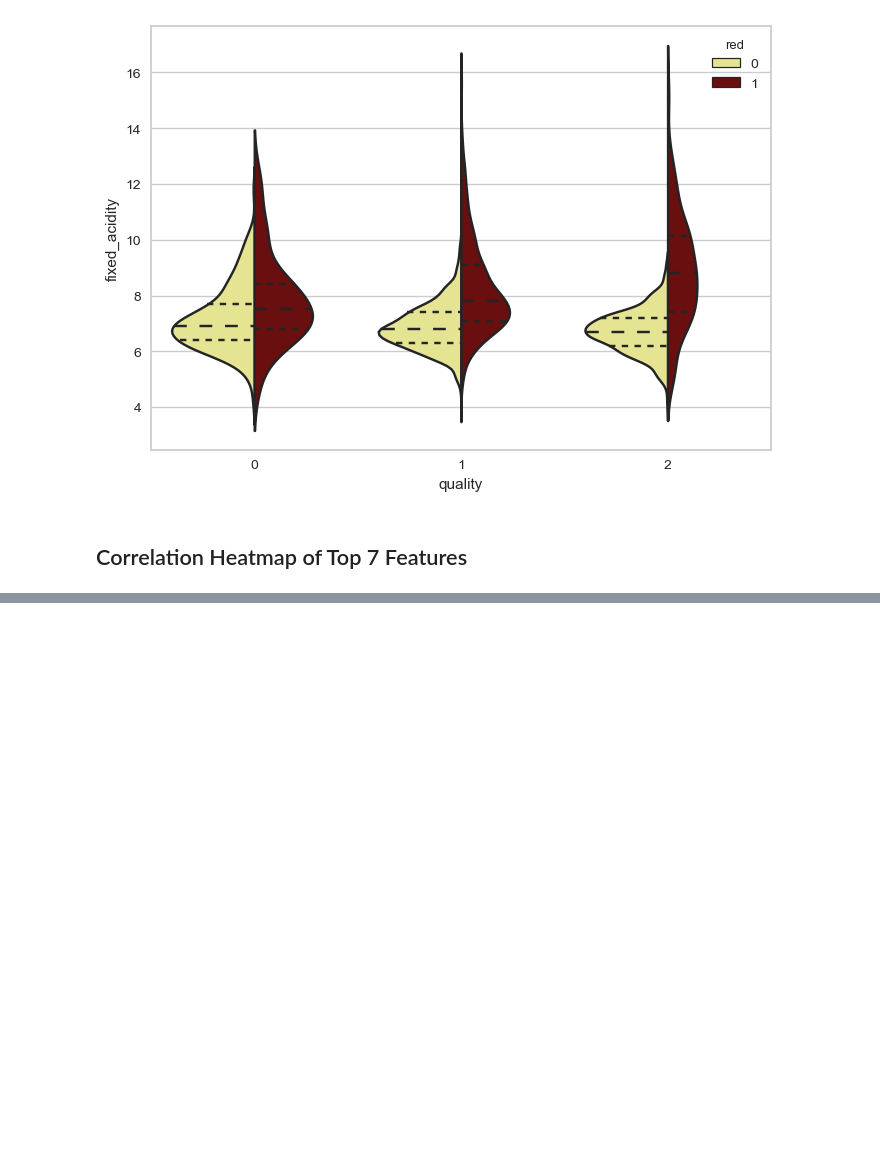
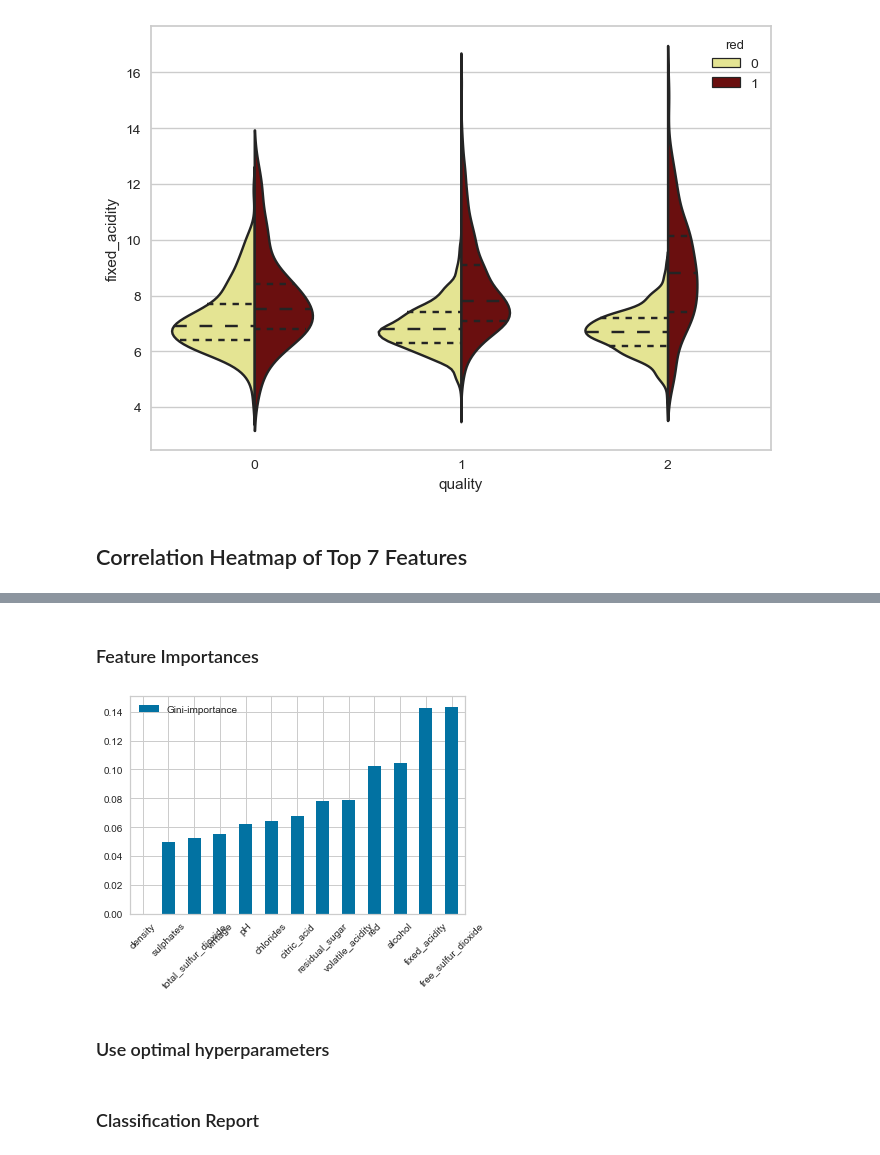
Before and after one commit to salml/wine-classification, a Jupyter notebook: notebooks/SAP.io Tech Challenge - What Makes a Good Wine.ipynb, the cells around one changed output, grey strips where cells are left out. Cells and saved outputs as stored; diff of their text form; code cells hidden in the pictures; blank space fills up the shorter version.

```diff
--- a/notebooks/SAP.io Tech Challenge - What Makes a Good Wine.ipynb
+++ b/notebooks/SAP.io Tech Challenge - What Makes a Good Wine.ipynb
@@ -1058,0 +1076,9 @@ wines['sweetness'] = pd.cut(wines.residual_sugar, sweetness_intervals, labels=['
+# %%
+X_train, X_test, y_train, y_test = train_test_split(X, y, random_state=42)
+# %%
+dt = DictTransformer()
+dv = DictVectorizer()
+at = ArrayTransformer()
+imp = Imputer(strategy='median')
+smote = SMOTETomek(random_state=0)
+rfc = RandomForestClassifier(n_estimators=50, random_state=42)
@@ -1058,0 +1087,10 @@ wines['sweetness'] = pd.cut(wines.residual_sugar, sweetness_intervals, labels=['
+# %%
+param_dist = {"randomforestclassifier__max_depth": [3, None],
+              "randomforestclassifier__max_features": sp_randint(1, 14),
+              "randomforestclassifier__min_samples_split": sp_randint(2, 14),
+              "randomforestclassifier__min_samples_leaf": sp_randint(1, 14),
+              "randomforestclassifier__bootstrap": [True, False],
+              "randomforestclassifier__criterion": ["gini", "entropy"]}
+
+n_iter_search = 20
+rfc_random_search = RandomizedSearchCV(make_pipeline(dt, dv, at, imp, smote, rfc), param_distributions=param_dist, n_iter=n_iter_search, random_state=42)
@@ -1058,0 +1099,11 @@ wines['sweetness'] = pd.cut(wines.residual_sugar, sweetness_intervals, labels=['
+# %%
+rfc_random_search.fit(X_train, y_train)
+rf_cv_model = rfc_random_search.best_estimator_.steps[-1][1]
+# %% [markdown]
+### Feature Importances
+# %%
+plot_feature_importances(rf_cv_model.feature_importances_, wines[features].columns)
+# %% [output]
+[figure, added]
+# %% [markdown]
+### Use optimal hyperparameters
@@ -1058,0 +1119,2 @@ wines['sweetness'] = pd.cut(wines.residual_sugar, sweetness_intervals, labels=['
+# %% [markdown]
+### Classification Report
```
Also changed, not shown: parts of 19 cells of this notebook.
